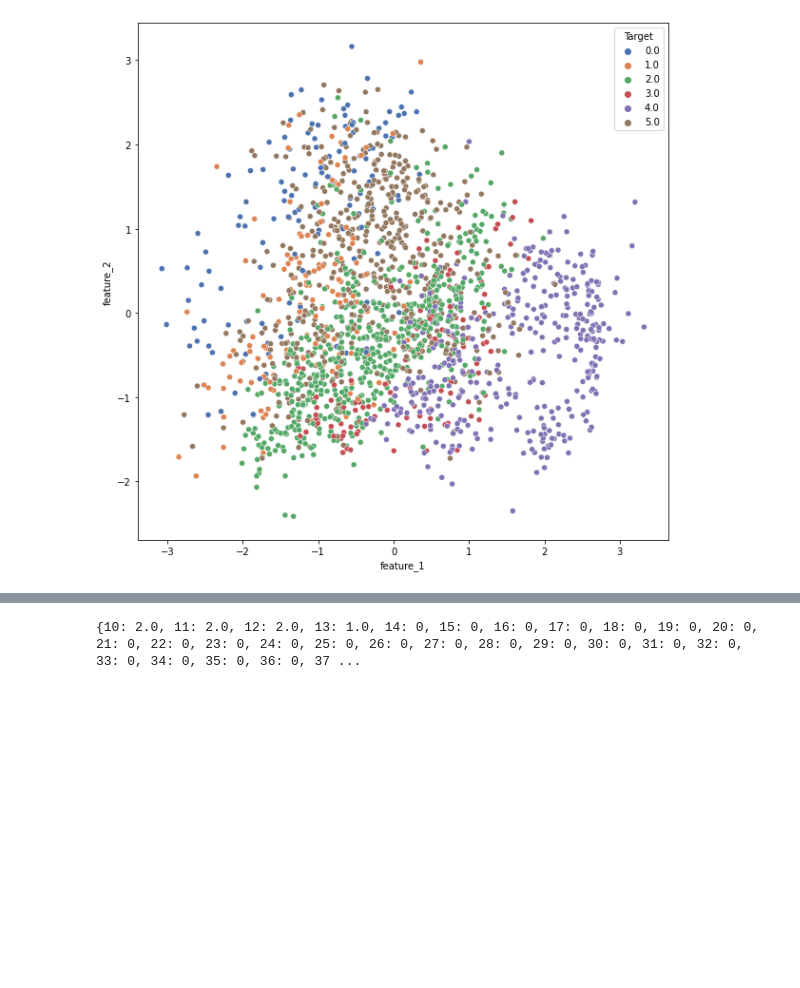
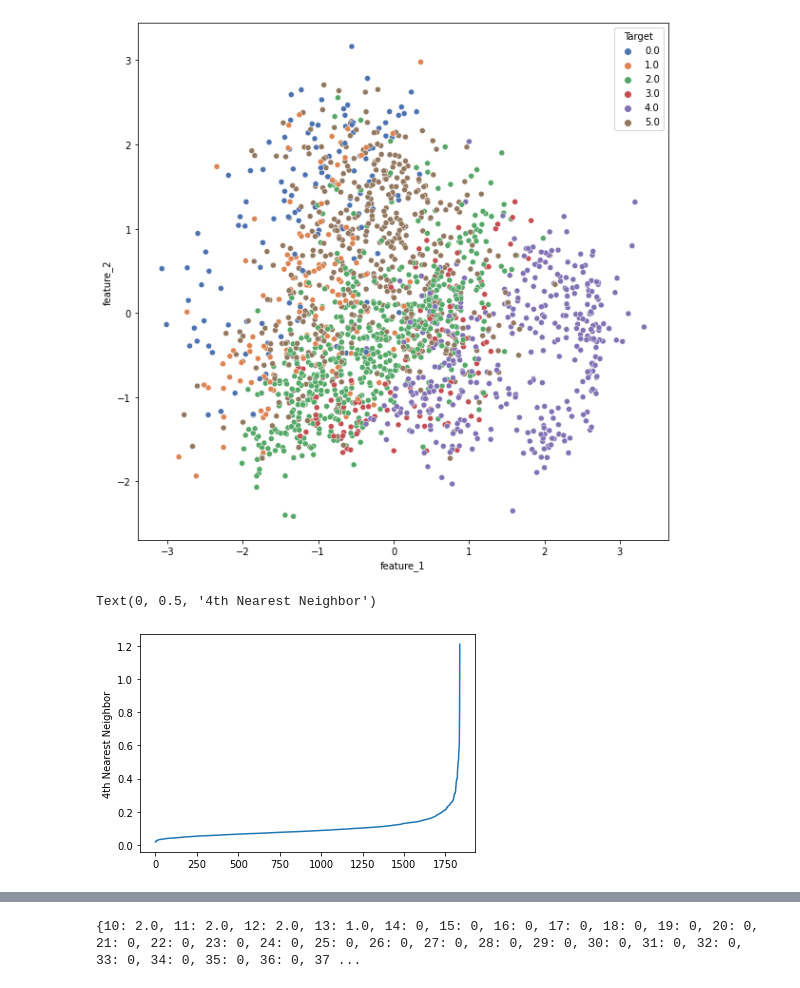
Before and after one commit to brycegsmith/psg_project, a Jupyter notebook: main2.ipynb, the cells around one changed output, grey strips where cells are left out. Cells and saved outputs as stored; diff of their text form; code cells hidden in the pictures; blank space fills up the shorter version.

```diff
--- a/main2.ipynb
+++ b/main2.ipynb
@@ -550,6 +551,20 @@ def get_clustering_metrics(cluster_ids, target):
     metric_dict = pd.concat([pd.Series(cms.keys()), pd.Series(cms.values())], axis=1)
     metric_dict.columns = ['Metric', 'Score']
     return metric_dict
+# %%
+# Elbow Effect to Determine Eps:
+n_neighbors = 4
+NearestNeighborsObj = neighbors.NearestNeighbors(n_neighbors = n_neighbors)
+knn = NearestNeighborsObj.fit(data_reduced)
+knn_distances, _ = knn.kneighbors(data_reduced, n_neighbors = n_neighbors, return_distance = True)
+kth_dist = knn_distances[:, n_neighbors - 1]
+kth_dist_sorted = np.sort(kth_dist)
+index = range(0, len(kth_dist))
+plt.plot(index, kth_dist_sorted)
+plt.ylabel('4th Nearest Neighbor')
+# %% [output]
+Text(0, 0.5, '4th Nearest Neighbor')
+[figure, added]
 # %%
 # DBSCAN - keep in mind the results will change each time we run PCA
 
```
Also changed, not shown: parts of 3 cells of this notebook.
